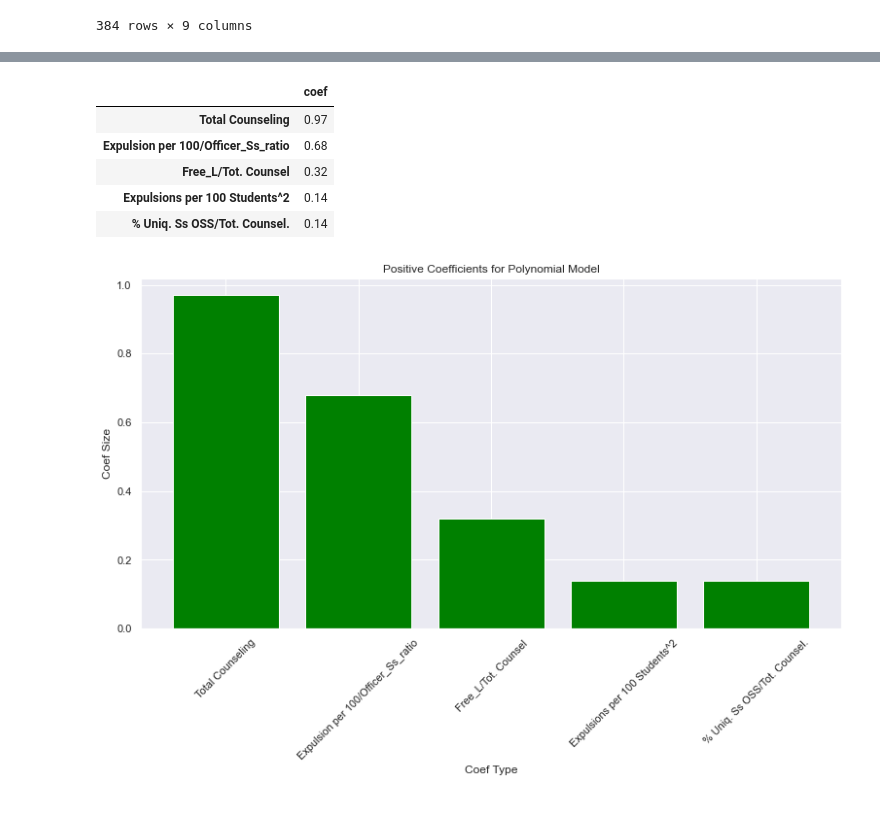
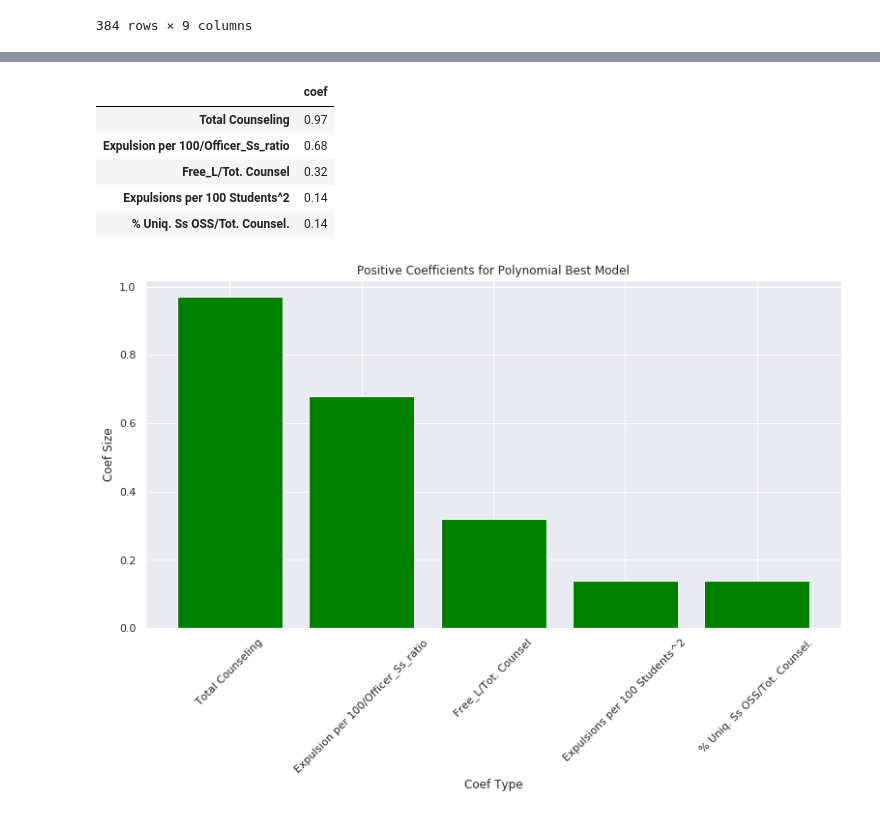
Before and after one commit to oabreu86/Policing-in-Schools-Predicting-Graduation-Rates-on-the-Criminalization-of-Students, a Jupyter notebook: Final_data_analysis.ipynb, the cells around one changed output, grey strips where cells are left out. Saved outputs shown, nothing was run; the diff lists cells and outputs as text; code cells hidden in the pictures.

```diff
--- a/Final_data_analysis.ipynb
+++ b/Final_data_analysis.ipynb
@@ -436,25 +434,25 @@ Name: 7, dtype: object
 # %%
 top_pos_coefs = coefsply.head(5)
 labels = top_pos_coefs.index.values
 labels[1], labels[2], labels[4] = 'Expulsion per 100/Officer_Ss_ratio', 'Free_L/Tot. Counsel', '% Uniq. Ss OSS/Tot. Counsel.'
 display(top_pos_coefs)
 
 fig = plt.figure()
 ax = fig.add_axes([0,0,1,1])
 ax.bar(labels,top_pos_coefs['coef'], color='green')
 plt.xticks(rotation=45)
 plt.xlabel("Coef Type")
 plt.ylabel("Coef Size")
-plt.title("Positive Coefficients for Polynomial Model")
+plt.title("Positive Coefficients for Polynomial Best Model")
 plt.show()
 # %% [output]
 |  | coef |
 | Total Counseling | 0.97 |
 | Expulsion per 100/Officer_Ss_ratio | 0.68 |
 | Free_L/Tot. Counsel | 0.32 |
 | Expulsions per 100 Students^2 | 0.14 |
 | % Uniq. Ss OSS/Tot. Counsel. | 0.14 |
-[figure, old version]
+[figure, new version]
 # %%
 top_neg_coefs = coefsply.tail(5).abs()
 labels = top_neg_coefs.index.values
```
Also changed, not shown: parts of 18 cells of this notebook.
